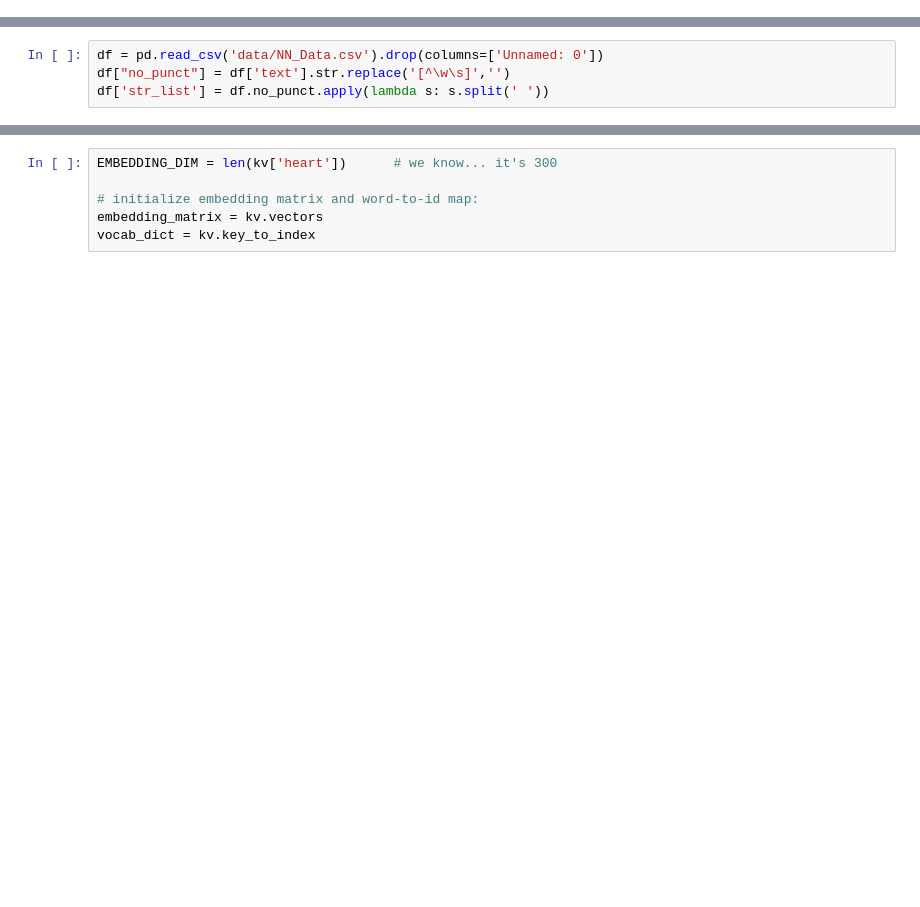
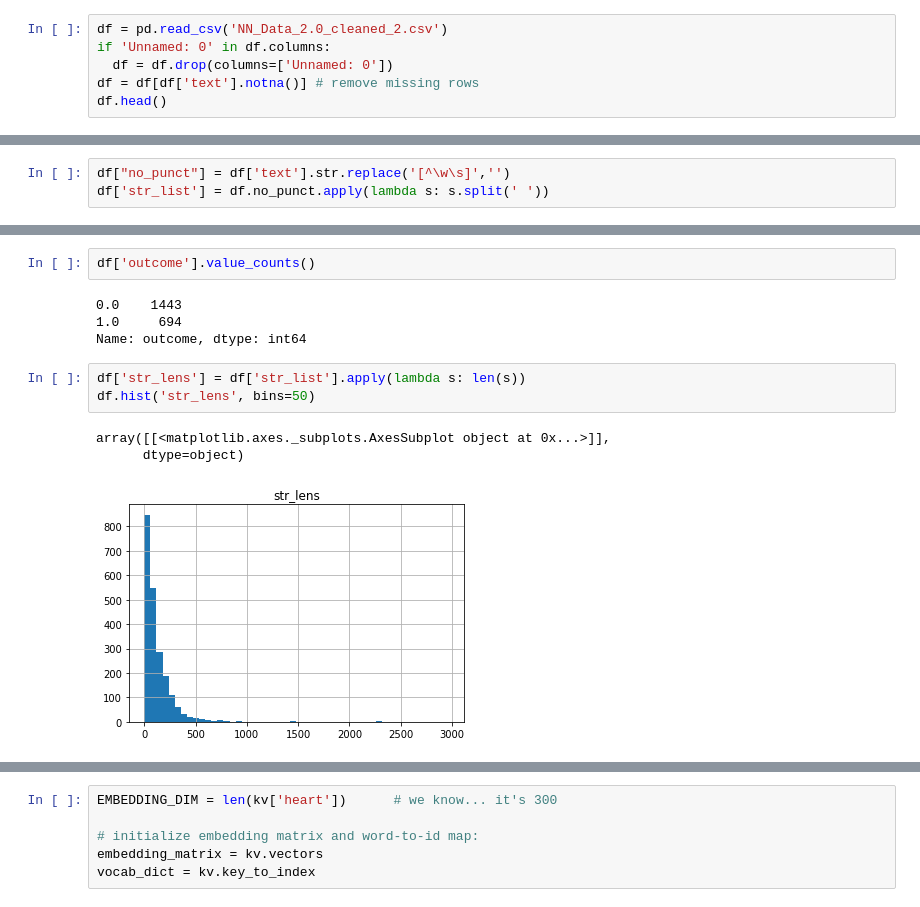
Before and after one commit to kashkambath/cvd-reddit-nlp-analysis, a Jupyter notebook: NN.ipynb, the cells around one changed output, grey strips where cells are left out. Drawn from its saved outputs; the diff is of its cells as text; blank space fills up the shorter version.

```diff
--- a/NN.ipynb
+++ b/NN.ipynb
@@ -12,0 +53,6 @@ from sklearn.model_selection import train_test_split
+# %%
+df = pd.read_csv('NN_Data_2.0_cleaned_2.csv')
+if 'Unnamed: 0' in df.columns:
+  df = df.drop(columns=['Unnamed: 0'])
+df = df[df['text'].notna()] # remove missing rows
+df.head()
@@ -13,4 +66,3 @@ from sklearn.model_selection import train_test_split
 # %%
-df = pd.read_csv('data/NN_Data.csv').drop(columns=['Unnamed: 0'])
 df["no_punct"] = df['text'].str.replace('[^\w\s]','')
 df['str_list'] = df.no_punct.apply(lambda s: s.split(' '))
@@ -16,0 +78,13 @@ df['str_list'] = df.no_punct.apply(lambda s: s.split(' '))
+# %%
+df['outcome'].value_counts()
+# %% [output]
+0.0    1443
+1.0     694
+Name: outcome, dtype: int64
+# %%
+df['str_lens'] = df['str_list'].apply(lambda s: len(s))
+df.hist('str_lens', bins=50)
+# %% [output]
+array([[<matplotlib.axes._subplots.AxesSubplot object at 0x...>]],
+      dtype=object)
+[figure, added]
```
Also changed, not shown: parts of 40 cells of this notebook, 1 other file.
